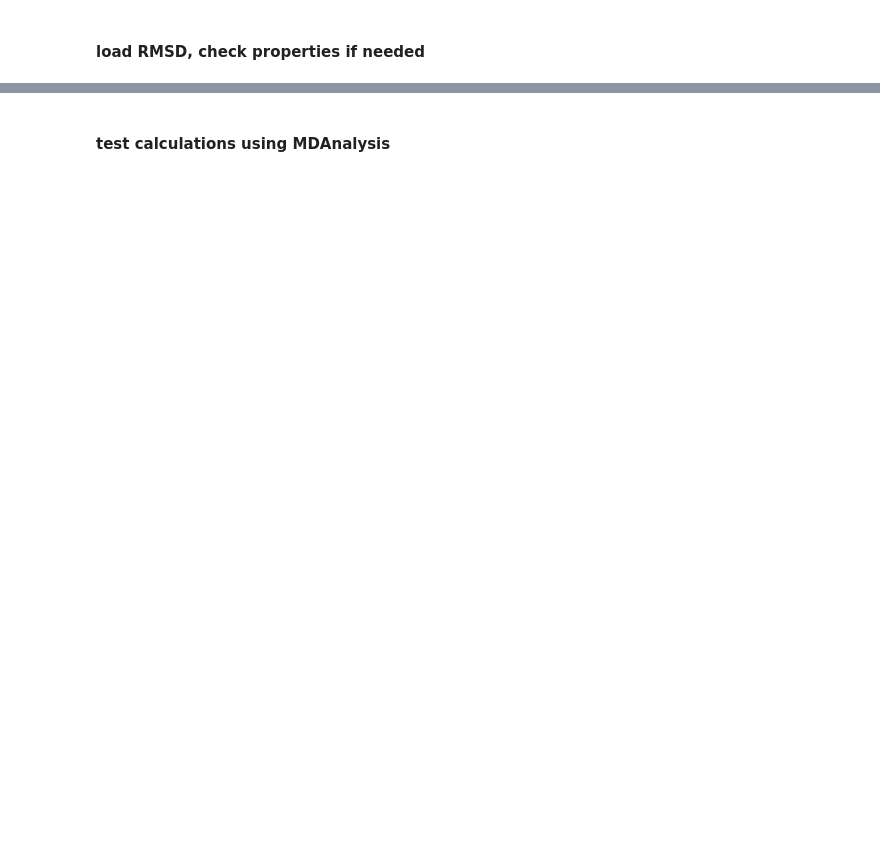
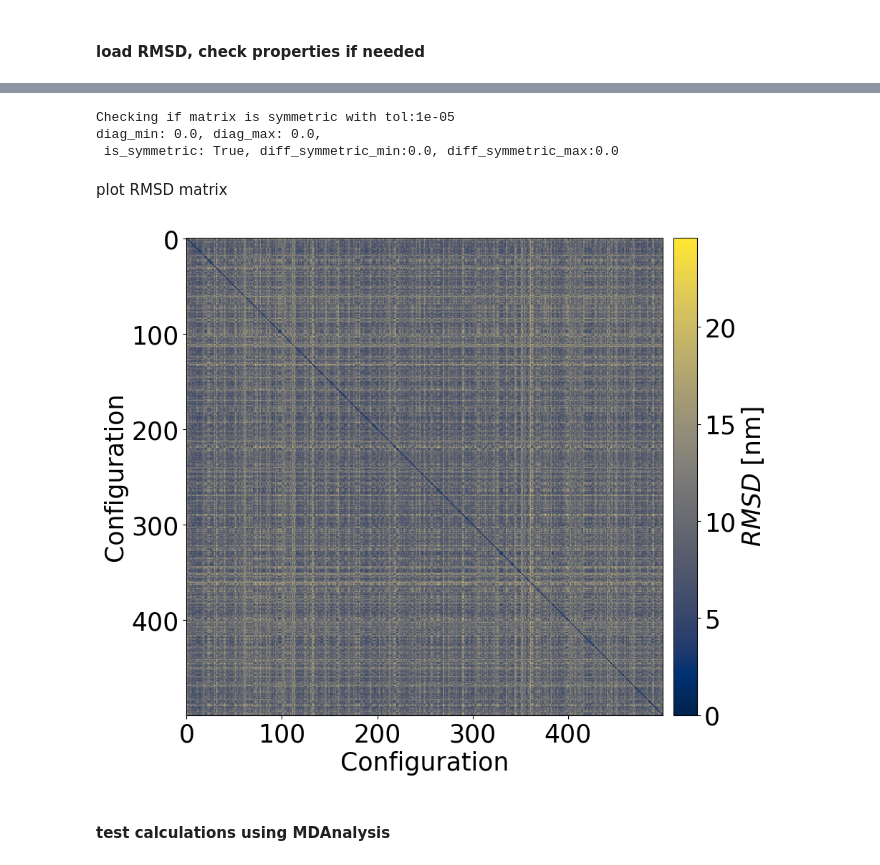
Before and after one commit to Ferg-Lab/dMap_JAX, a Jupyter notebook: examples/test_rmsd.ipynb, the cells around one changed output, grey strips where cells are left out. Drawn from its saved outputs; the diff is of its cells as text; code cells hidden in the pictures; blank space fills up the shorter version.

```diff
--- a/examples/test_rmsd.ipynb
+++ b/examples/test_rmsd.ipynb
@@ -74,7 +65,0 @@ print(test_trajs.shape)
-# %%
-start = time.time()
-
-#test_trajs == an array of shape nframes x n particles x 3.
-#batch_ref_frame_size == number of reference frames to run at the same time.
-rjax.run_rmsd(test_trajs, batch_ref_frame_size=100, output_file_prefix="test_folder/test_rmsd_")
-print("RMSD calculations finished in {} seconds".format(time.time()-start))
@@ -82,0 +68,12 @@ RMSD calculations finished in 2.7836217880249023 seconds
+# %%
+# calculate pairwise RMSD
+start = time.time()
+
+# Adjust batch size depending on available memory. batch size implies the number of
+# reference frames used for computing RMSD-RMSD in each batch.
+rjax.run_rmsd(jnp.array(test_trajs),
+              batch_ref_frame_size=50,
+              nref_frames=test_trajs.shape[0] + 1,
+              output_file_prefix="test_outputdata/test_pairrmsd_")
+
+print("RMSD calculations finished in {} seconds".format(time.time()-start))
@@ -123,2 +94,36 @@ True
+# %%
+# load saved RMSD into memory
+sym_prmsd_jax = rjax.load_rmsd(nref_frames=test_trajs.shape[0] + 1,
+                               batch_ref_frame_size=50,
+                               input_file_prefix="test_outputdata/test_pairrmsd_",
+                               tol=1e-5)
+# %% [output]
+Checking if matrix is symmetric with tol:1e-05
+diag_min: 0.0, diag_max: 0.0,
+ is_symmetric: True, diff_symmetric_min:0.0, diff_symmetric_max:0.0
+# %% [markdown]
+plot RMSD matrix
+# %%
+from mpl_toolkits.axes_grid1 import make_axes_locatable
+
+fig, axes = plt.subplots(1,1, figsize = (10,10))
+
+im1 = axes.imshow(sym_prmsd_jax, cmap='cividis', vmin=0)
+
+axes.set_xlabel('Configuration')
+axes.set_ylabel('Configuration')
+
+#axes.set_xticks(ticks=list(np.arange(0,15000, 3000)), labels=list(np.arange(0,15000, 3000)))
+#axes.set_yticks(ticks=list(np.arange(0,15000, 3000)), labels=list(np.arange(0,15000, 3000)))
+
+divider = make_axes_locatable(axes)
+cax = divider.append_axes('right', size='5%', pad=0.15)
+fig.colorbar(im1, cax=cax, orientation='vertical', label='$RMSD$ [nm]')
+
+
+fig.tight_layout()
+#fig.savefig('jax-rmsd-integrin-full.png',dpi=150)
+# %% [output]
+[figure, added]
 # %% [markdown]
 #### test calculations using MDAnalysis
```
Also changed, not shown: parts of 18 cells of this notebook, 3 other files.
